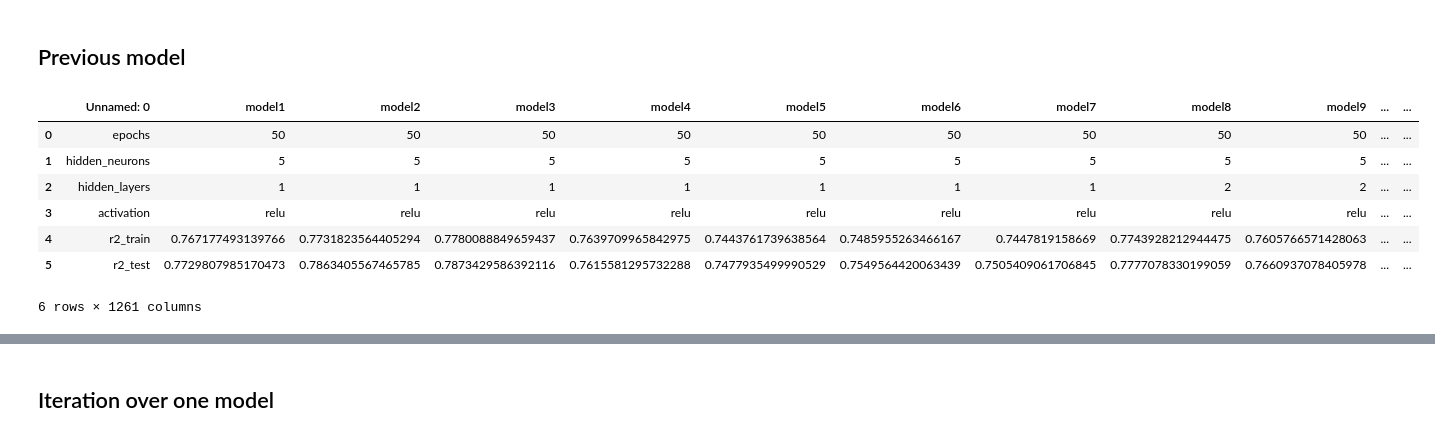
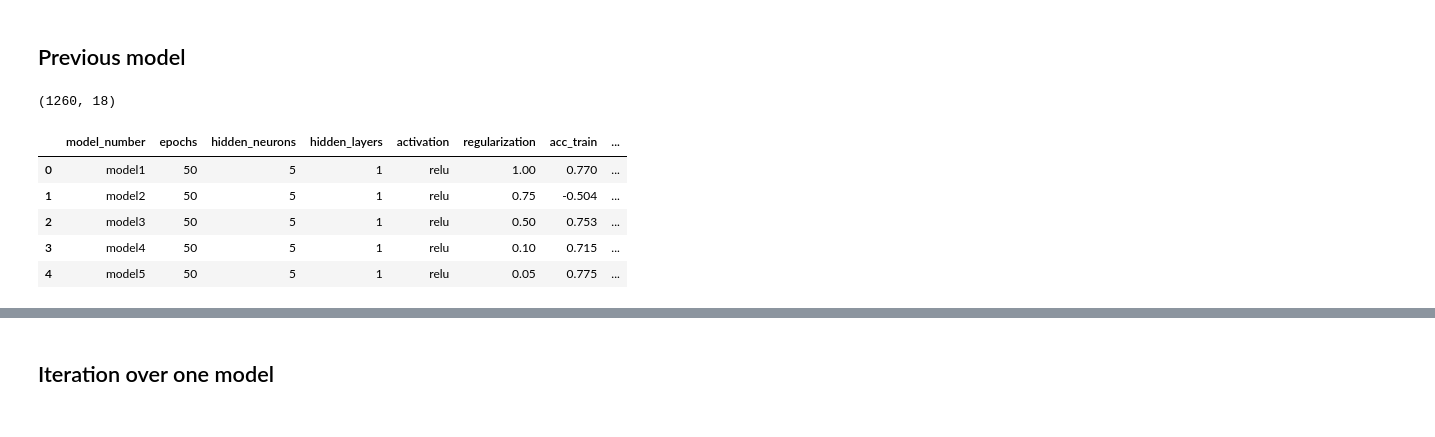
Before and after one commit to edgaregurrola/satellite_aq, a Jupyter notebook: notebooks/06c-TrainSplitVariation.ipynb, the cells around one changed output, grey strips where cells are left out. Cells and saved outputs as stored; diff of their text form; code cells hidden in the pictures.

Commit message:
RNA Models

```diff
--- a/notebooks/06c-TrainSplitVariation.ipynb
+++ b/notebooks/06c-TrainSplitVariation.ipynb
@@ -80,15 +74,15 @@ def neuron_layers(nx,nh,ny,hl,act,r, seed=None):
 # %% [markdown]
 ## Previous model
 # %%
-nn = pd.read_csv('../output/data/nn_models_v1.csv')
+nn = pd.read_csv('../output/data/RNA/NN_ModelsNotebook6b_v1.csv')
+nn.rename(columns={'Unnamed: 0':'model_number'}, inplace=True)
 print(nn.shape)
 nn.head(5)
 # %% [output]
+(1260, 18)
-|  | Unnamed: 0 | model1 | model2 | model3 | model4 | model5 | model6 | model7 | model8 | model9 | ... | ... |
-| 0 | epochs | 50 | 50 | 50 | 50 | 50 | 50 | 50 | 50 | 50 | ... | ... |
-| 1 | hidden_neurons | 5 | 5 | 5 | 5 | 5 | 5 | 5 | 5 | 5 | ... | ... |
-| 2 | hidden_layers | 1 | 1 | 1 | 1 | 1 | 1 | 1 | 2 | 2 | ... | ... |
-| 3 | activation | relu | relu | relu | relu | relu | relu | relu | relu | relu | ... | ... |
-| 4 | r2_train | 0.767177493139766 | 0.7731823564405294 | 0.7780088849659437 | 0.7639709965842975 | 0.7443761739638564 | 0.7485955263466167 | 0.7447819158669 | 0.7743928212944475 | 0.7605766571428063 | ... | ... |
-| 5 | r2_test | 0.7729807985170473 | 0.7863405567465785 | 0.7873429586392116 | 0.7615581295732288 | 0.7477935499990529 | 0.7549564420063439 | 0.7505409061706845 | 0.7777078330199059 | 0.7660937078405978 | ... | ... |
+|  | model_number | epochs | hidden_neurons | hidden_layers | activation | regularization | acc_train | ... |
+| 0 | model1 | 50 | 5 | 1 | relu | 1.00 | 0.770 | ... |
+| 1 | model2 | 50 | 5 | 1 | relu | 0.75 | -0.504 | ... |
+| 2 | model3 | 50 | 5 | 1 | relu | 0.50 | 0.753 | ... |
+| 3 | model4 | 50 | 5 | 1 | relu | 0.10 | 0.715 | ... |
+| 4 | model5 | 50 | 5 | 1 | relu | 0.05 | 0.775 | ... |
-6 rows × 1261 columns
```
Also changed, not shown: parts of 17 cells of this notebook, 12 other files.
